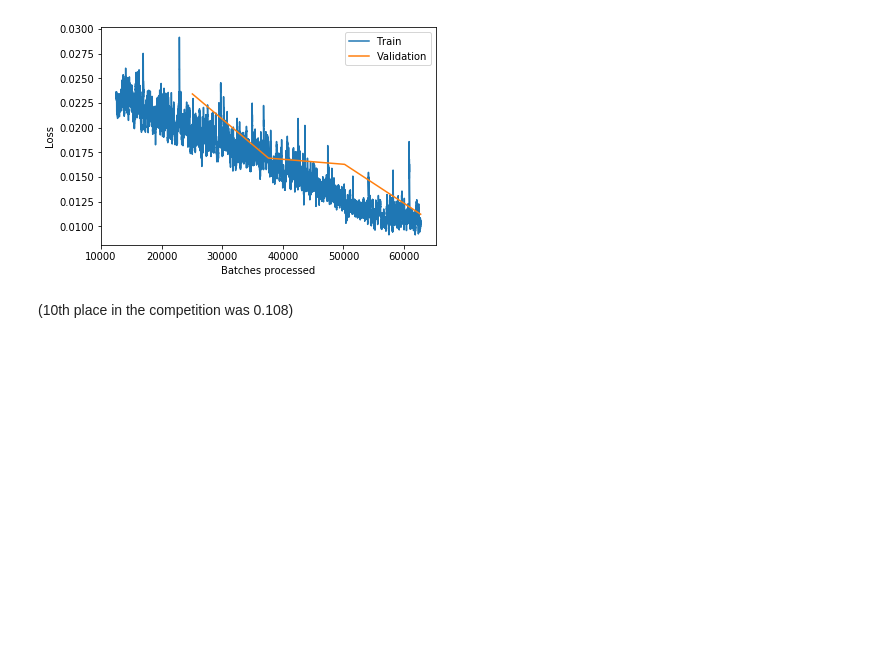
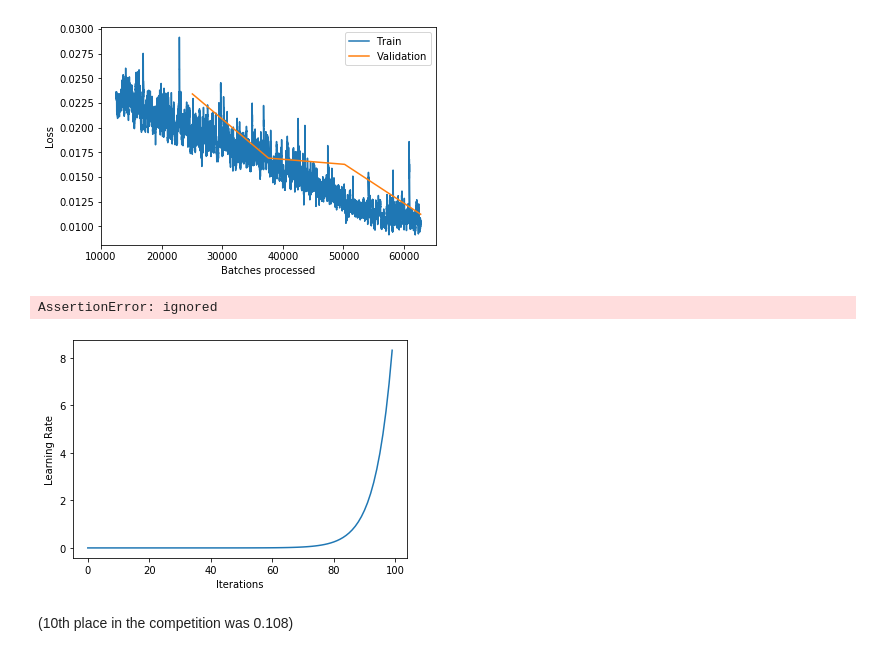
Before and after one commit to yumpy/fastai-course-v3, a Jupyter notebook: notes/dl1/rossmann-basic.ipynb, the cells around one changed output. Saved outputs shown, nothing was run; the diff lists cells and outputs as text; code cells hidden in the pictures; blank space fills up the shorter version.

```diff
--- a/notes/dl1/rossmann-basic.ipynb
+++ b/notes/dl1/rossmann-basic.ipynb
@@ -131,5 +131,13 @@ learn.save('1')
 learn.recorder.plot_losses(skip_start=10000)
 # %% [output]
 [figure]
+# %%
+learn.recorder.plot_metrics()
+# %% [output]
+AssertionError: ignored
+# %%
+learn.recorder.plot_lr()
+# %% [output]
+[figure, added]
 # %% [markdown]
 (10th place in the competition was 0.108)
```
